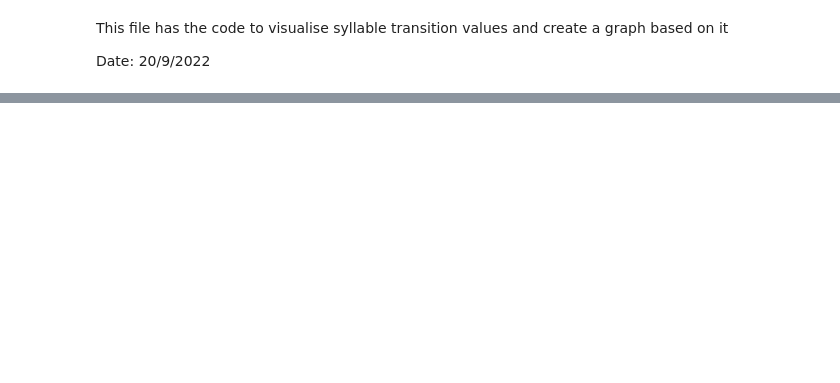
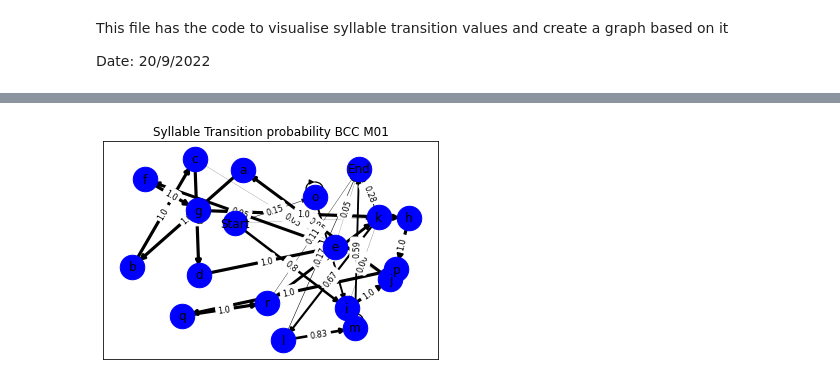
Before and after one commit to vasudha-kulkarni/IN-comparative-analysis, a Jupyter notebook: Transition_probability_graph.ipynb, the cells around one changed output, grey strips where cells are left out. Cells and saved outputs as stored; diff of their text form; code cells hidden in the pictures; blank space fills up the shorter version.

```diff
--- a/Transition_probability_graph.ipynb
+++ b/Transition_probability_graph.ipynb
@@ -135 +66,53 @@ for i, origin_state in enumerate(states):
             edge_labels[(origin_state, destination_state)] = label = "{:.02f}".format(rate)
+# %%
+#The dictionary created by 'get_edge_attributes[weight]' has a third element in the tuple that's messing
+#up the plotting. This function removes the '0' which is the third element of the tuple.
+
+def fix_zeros(label_dictionary):
+    correct_label_dict = {}
+    for (n1, n2, zero) in label_dictionary.keys():
+        correct_label_dict[(n1, n2)] = label_dictionary[(n1, n2, zero)]
+
+    #print(correct_label_dict)
+    return correct_label_dict
+# %%
+#Website I got this code from - https://qxf2.com/blog/drawing-weighted-graphs-with-networkx/
+#planar_layout - no intersection of edges
+#spring_layout - positions nodes based on an antigravity algorithm
+#pos is a dictionary of positions keyed by a node
+
+#pos = nx.planar_layout(G)
+pos = nx.spring_layout(G, k = 0.8, iterations = 20)
+#pos = nx.circular_layout(G)
+nx.draw_networkx_nodes(G, pos, node_color = 'blue', node_size = 600)
+
+labels = {}
+for node_name in states:
+    labels[str(node_name)] = str(node_name)
+nx.draw_networkx_labels(G, pos, labels, font_size = 12, font_family="sans-serif")
+
+all_weights = []
+for (node1, node2, data) in G.edges(data = True):
+    all_weights.append(data['weight']) #we'll use this when determining edge thickness
+
+unique_weights = list(set(all_weights))
+#print(unique_weights)
+
+for weight in unique_weights:
+        #Form a filtered list with just the weight you want to draw
+        weighted_edges = [(node1,node2) for (node1, node2, edge_attr) in G.edges(data = True) if edge_attr['weight'] == weight]
+        #I think multiplying by [num_nodes/sum(all_weights)] makes the graphs edges look cleaner
+        width = weight*len(states)*3.0/sum(all_weights)
+        nx.draw_networkx_edges(G, pos, edgelist = weighted_edges, width = width)
+
+#plot edge weight labels
+weight_labels = nx.get_edge_attributes(G,'weight')
+new_weight_labels = fix_zeros(weight_labels)
+nx.draw_networkx_edge_labels(G, pos, edge_labels = new_weight_labels, font_size = 8)
+
+plt.title('Syllable Transition probability BCC M01')
+#plt.figure(figsize=(25, 25))
+plt.savefig('M01_nx_edge_labels1.png', dpi = 600)
+plt.show()
+# %% [output]
+[figure, added]
```
Also changed, not shown: parts of 17 cells of this notebook, 17 other files.
